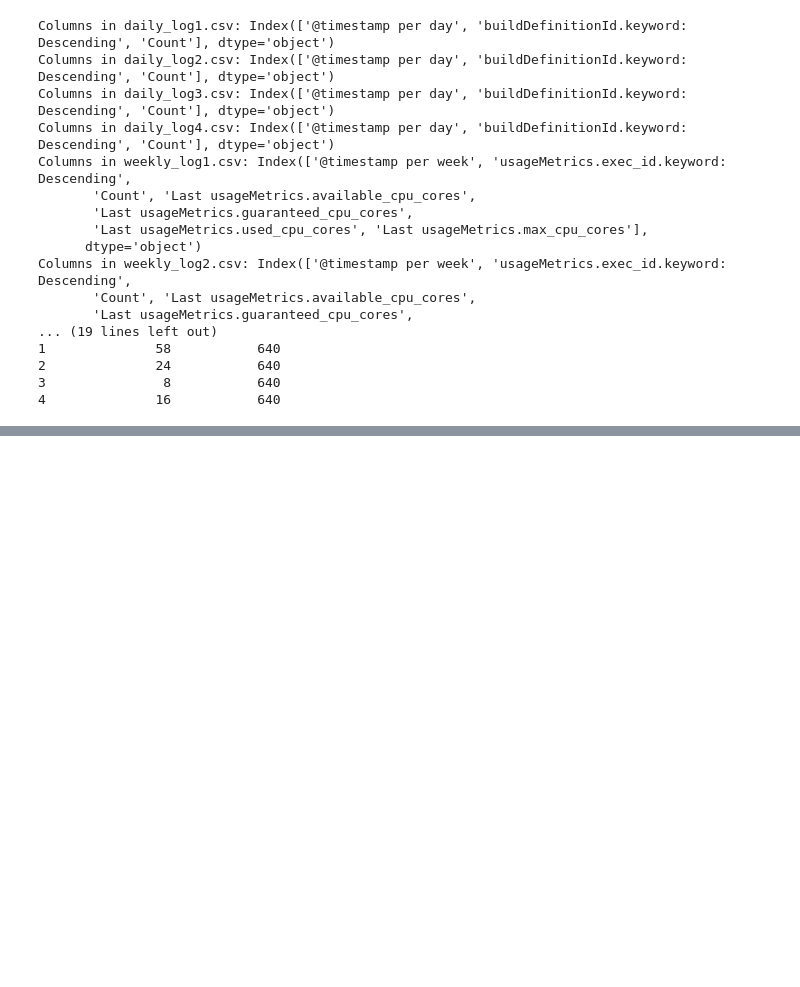
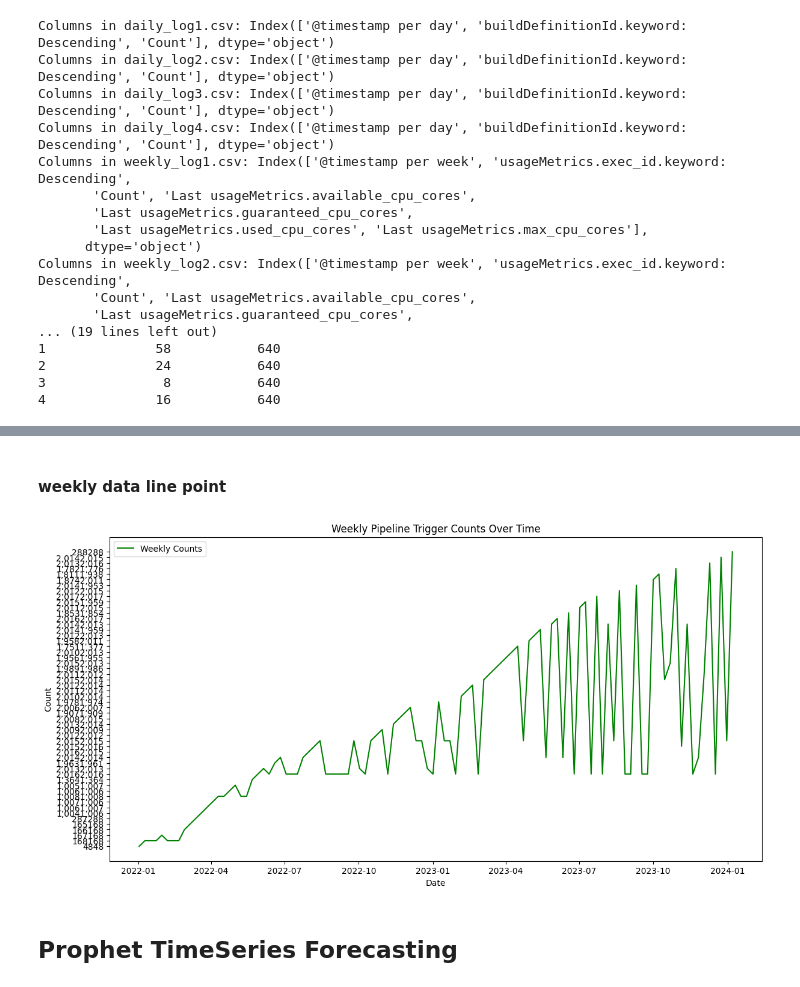
Before and after one commit to droideronline/JenKins-TimeSeries, a Jupyter notebook: Jenkins_TimeSeries.ipynb, the cells around one changed output, grey strips where cells are left out. Cells and saved outputs as stored; diff of their text form; code cells hidden in the pictures; blank space fills up the shorter version.

```diff
--- a/Jenkins_TimeSeries.ipynb
+++ b/Jenkins_TimeSeries.ipynb
@@ -143,0 +124,14 @@ Freq: D, Name: predicted_mean, dtype: float64
+# %% [markdown]
+#### weekly data line point
+# %%
+plt.figure(figsize=(14, 7))
+plt.plot(weekly_ts, label='Weekly Counts', color='green')
+plt.title('Weekly Pipeline Trigger Counts Over Time')
+plt.xlabel('Date')
+plt.ylabel('Count')
+plt.legend()
+plt.show()
+# %% [output]
+[figure, added]
+# %% [markdown]
+## Prophet TimeSeries Forecasting
```
Also changed, not shown: parts of 9 cells of this notebook.
